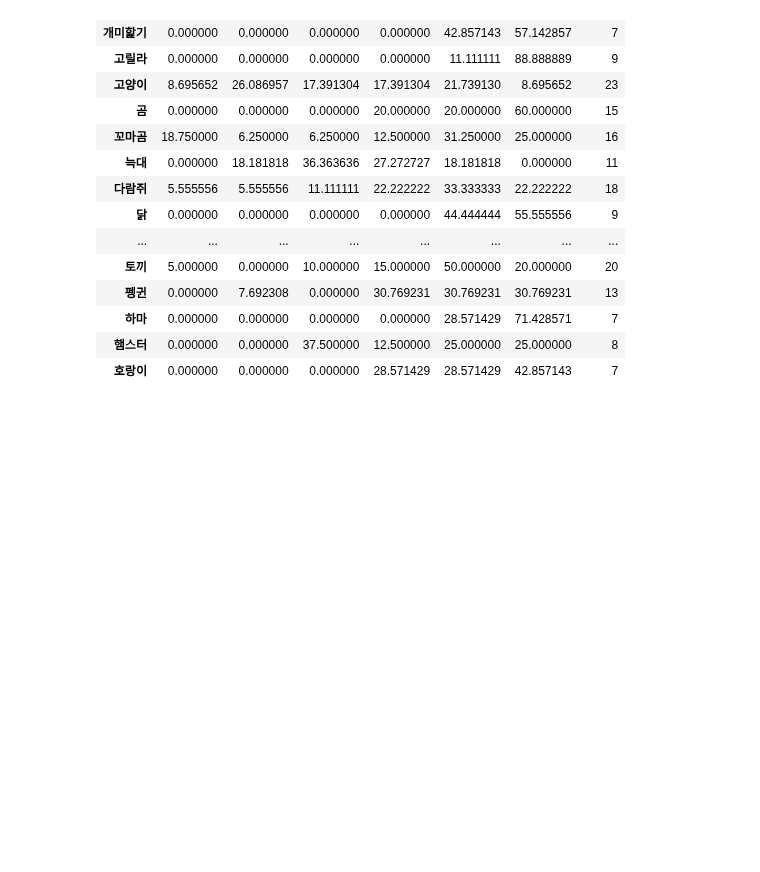
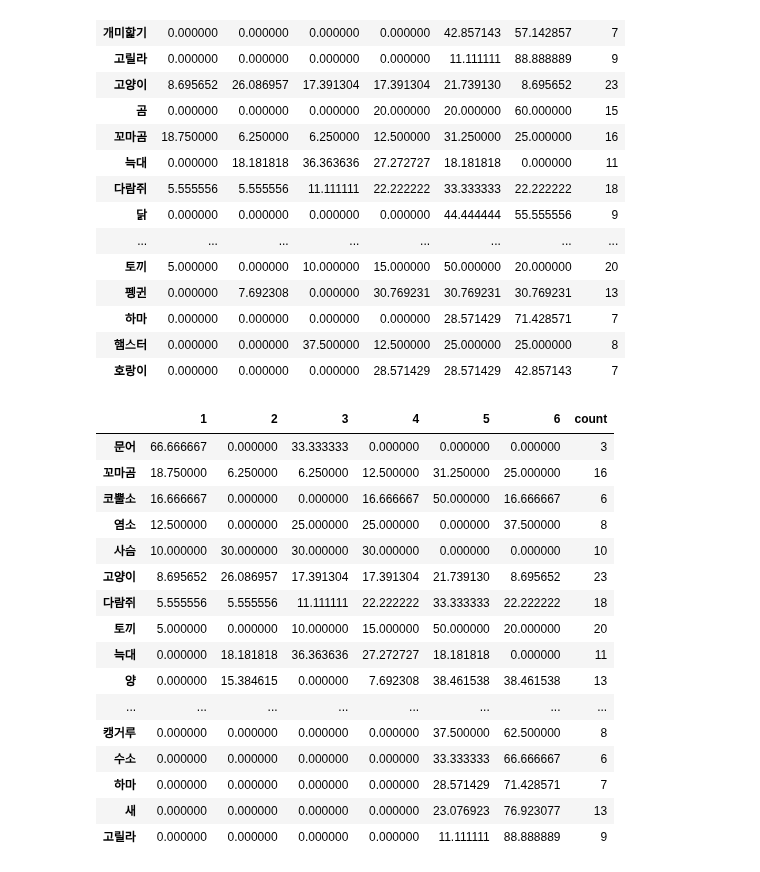
Before and after one commit to 200oki/200ok, a Jupyter notebook: da/chars-eda2.ipynb, the cells around one changed output. Saved outputs shown, nothing was run; the diff lists cells and outputs as text; code cells hidden in the pictures; blank space fills up the shorter version.

Commit message:
da: sort by tier percentage

```diff
--- a/da/chars-eda2.ipynb
+++ b/da/chars-eda2.ipynb
@@ -807,3 +807,23 @@ df_pct
 | 하마 | 0.000000 | 0.000000 | 0.000000 | 0.000000 | 28.571429 | 71.428571 | 7 |
 | 햄스터 | 0.000000 | 0.000000 | 37.500000 | 12.500000 | 25.000000 | 25.000000 | 8 |
 | 호랑이 | 0.000000 | 0.000000 | 0.000000 | 28.571429 | 28.571429 | 42.857143 | 7 |
+# %%
+df_pct.sort_values(by=[1, 2, 3, 4, 5], ascending=False)
+# %% [output]
+|  | 1 | 2 | 3 | 4 | 5 | 6 | count |
+| 문어 | 66.666667 | 0.000000 | 33.333333 | 0.000000 | 0.000000 | 0.000000 | 3 |
+| 꼬마곰 | 18.750000 | 6.250000 | 6.250000 | 12.500000 | 31.250000 | 25.000000 | 16 |
+| 코뿔소 | 16.666667 | 0.000000 | 0.000000 | 16.666667 | 50.000000 | 16.666667 | 6 |
+| 염소 | 12.500000 | 0.000000 | 25.000000 | 25.000000 | 0.000000 | 37.500000 | 8 |
+| 사슴 | 10.000000 | 30.000000 | 30.000000 | 30.000000 | 0.000000 | 0.000000 | 10 |
+| 고양이 | 8.695652 | 26.086957 | 17.391304 | 17.391304 | 21.739130 | 8.695652 | 23 |
+| 다람쥐 | 5.555556 | 5.555556 | 11.111111 | 22.222222 | 33.333333 | 22.222222 | 18 |
+| 토끼 | 5.000000 | 0.000000 | 10.000000 | 15.000000 | 50.000000 | 20.000000 | 20 |
+| 늑대 | 0.000000 | 18.181818 | 36.363636 | 27.272727 | 18.181818 | 0.000000 | 11 |
+| 양 | 0.000000 | 15.384615 | 0.000000 | 7.692308 | 38.461538 | 38.461538 | 13 |
+| ... | ... | ... | ... | ... | ... | ... | ... |
+| 캥거루 | 0.000000 | 0.000000 | 0.000000 | 0.000000 | 37.500000 | 62.500000 | 8 |
+| 수소 | 0.000000 | 0.000000 | 0.000000 | 0.000000 | 33.333333 | 66.666667 | 6 |
+| 하마 | 0.000000 | 0.000000 | 0.000000 | 0.000000 | 28.571429 | 71.428571 | 7 |
+| 새 | 0.000000 | 0.000000 | 0.000000 | 0.000000 | 23.076923 | 76.923077 | 13 |
+| 고릴라 | 0.000000 | 0.000000 | 0.000000 | 0.000000 | 11.111111 | 88.888889 | 9 |
```
